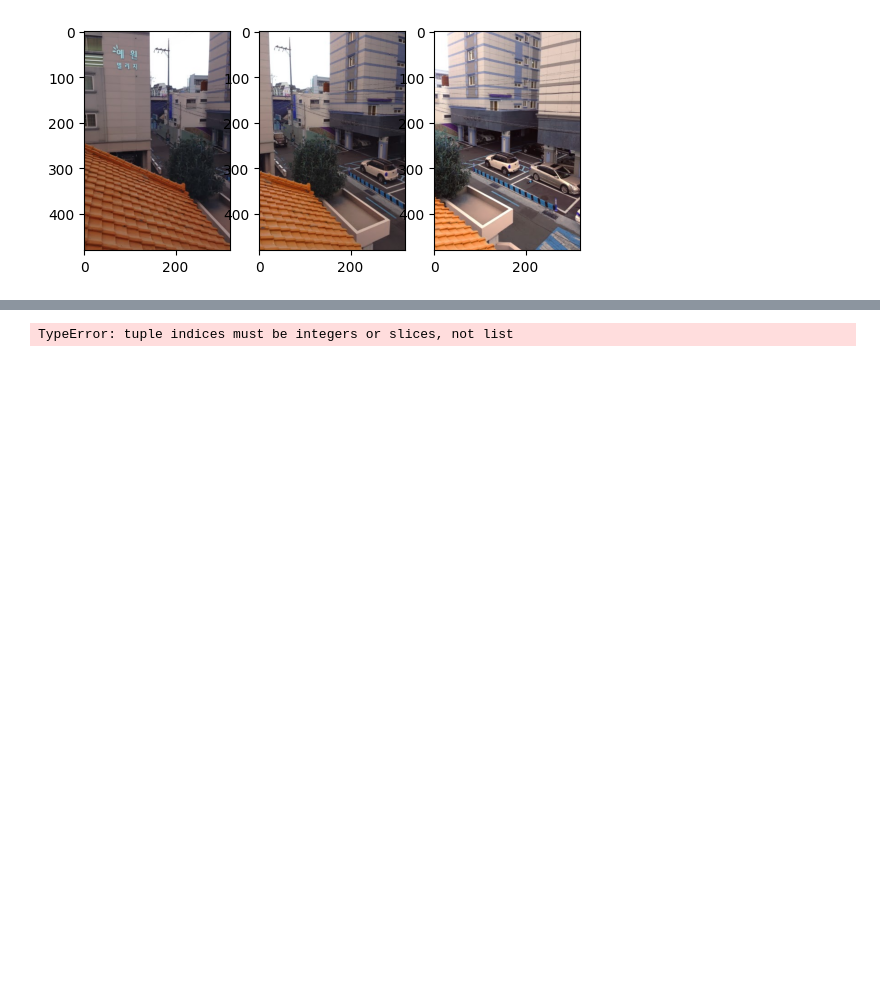
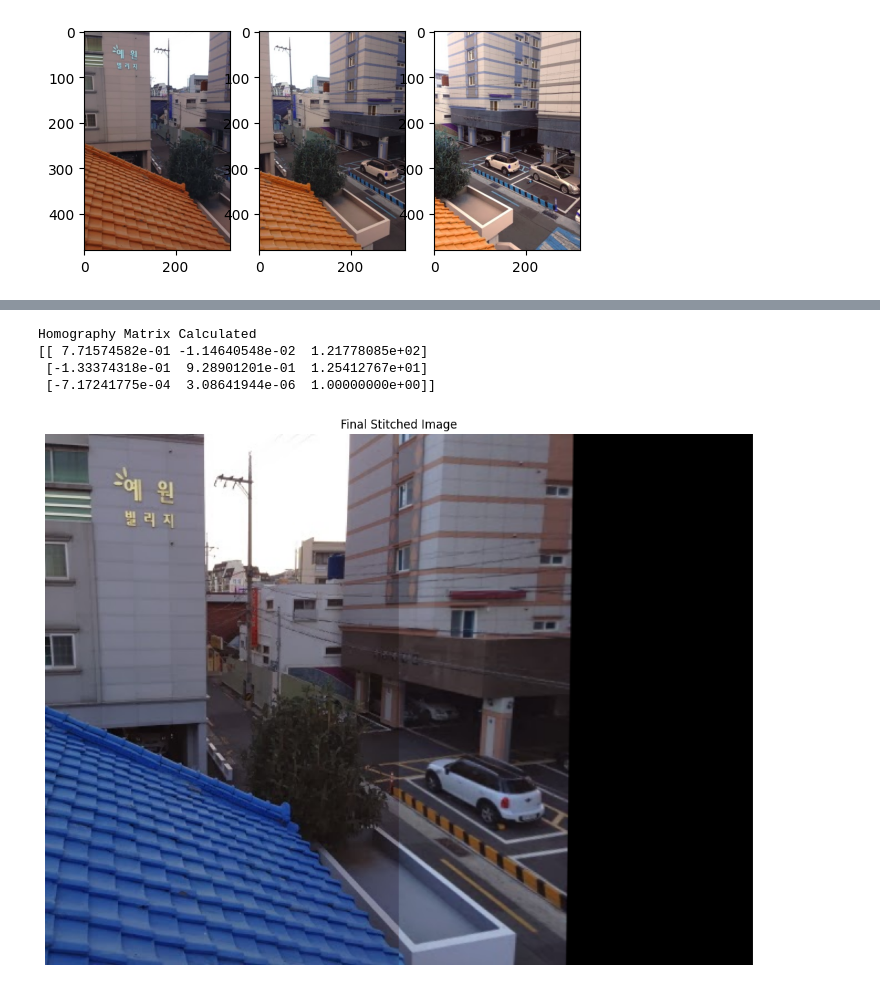
Before and after one commit to kumargautampushkar/LearnOpenCV, a Jupyter notebook: image_stiching.ipynb, the cells around one changed output, grey strips where cells are left out. Cells and saved outputs as stored; diff of their text form; code cells hidden in the pictures; blank space fills up the shorter version.

Commit message:
Completed image stiching

```diff
--- a/image_stiching.ipynb
+++ b/image_stiching.ipynb
@@ -77,6 +83,48 @@ print(kp1[0].pt)
 # %%
-## Stich image using homography
-if len(good) < 4:
-    print("Error: Not enough matches found to compute homography.")
+# Cell: Extract points and Compute Homography
+if len(good) > 4:
+    # Extract location of good matches
+    # Note: kp2 is the image we want to warp (train), kp1 is the destination (query)
+    # We access m[0] because 'good' is a list of lists from the ratio test structure
+    src_pts = np.float32([kp2[m[0].trainIdx].pt for m in good]).reshape(-1, 1, 2)
+    dst_pts = np.float32([kp1[m[0].queryIdx].pt for m in good]).reshape(-1, 1, 2)
+
+    # Find Homography matrix (H)
+    # RANSAC helps outlier rejection
+    H, mask = cv.findHomography(src_pts, dst_pts, cv.RANSAC, 5.0)
+
+    print("Homography Matrix Calculated")
+    print(H)
+
+else:
+    print("Not enough matches found to compute Homography.")
+    H = None
 # %% [output]
-TypeError: tuple indices must be integers or slices, not list
+Homography Matrix Calculated
+[[ 7.71574582e-01 -1.14640548e-02  1.21778085e+02]
+ [-1.33374318e-01  9.28901201e-01  1.25412767e+01]
+ [-7.17241775e-04  3.08641944e-06  1.00000000e+00]]
+# %%
+
+if H is not None:
+    h1, w1 = s1.shape[:2]
+    h2, w2 = s2.shape[:2]
+
+
+    warped_img = cv.warpPerspective(s2, H, (w1 + w2, h1))
+
+    # Place the original s1 image into the warped canvas
+    # This overlays s1 on top of the transformed s2
+    warped_img[0:h1, 0:w1] = s1
+
+    # Visualizing the result
+    # Convert BGR to RGB for matplotlib
+    final_output = cv.cvtColor(warped_img, cv.COLOR_BGR2RGB)
+
+    plt.figure(figsize=(15, 10))
+    plt.imshow(final_output)
+    plt.title("Final Stitched Image")
+    plt.axis('off')
+    plt.show()
+# %% [output]
+[figure, added]
```
Also changed, not shown: parts of 5 cells of this notebook.
